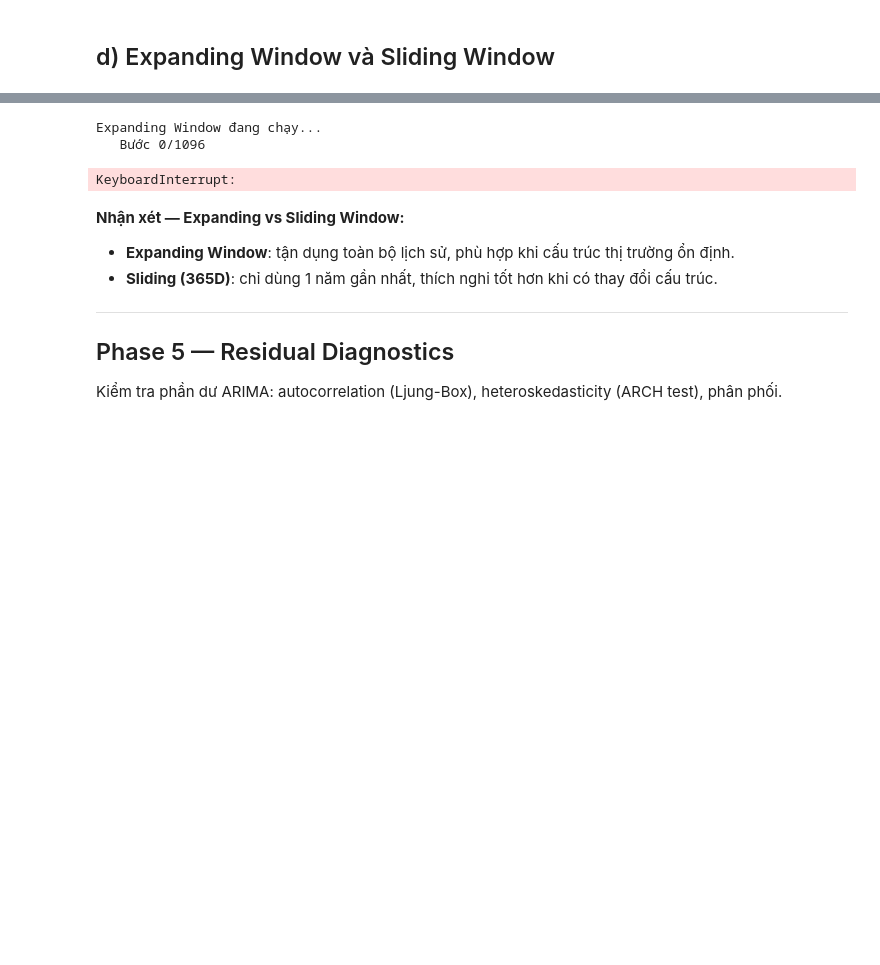
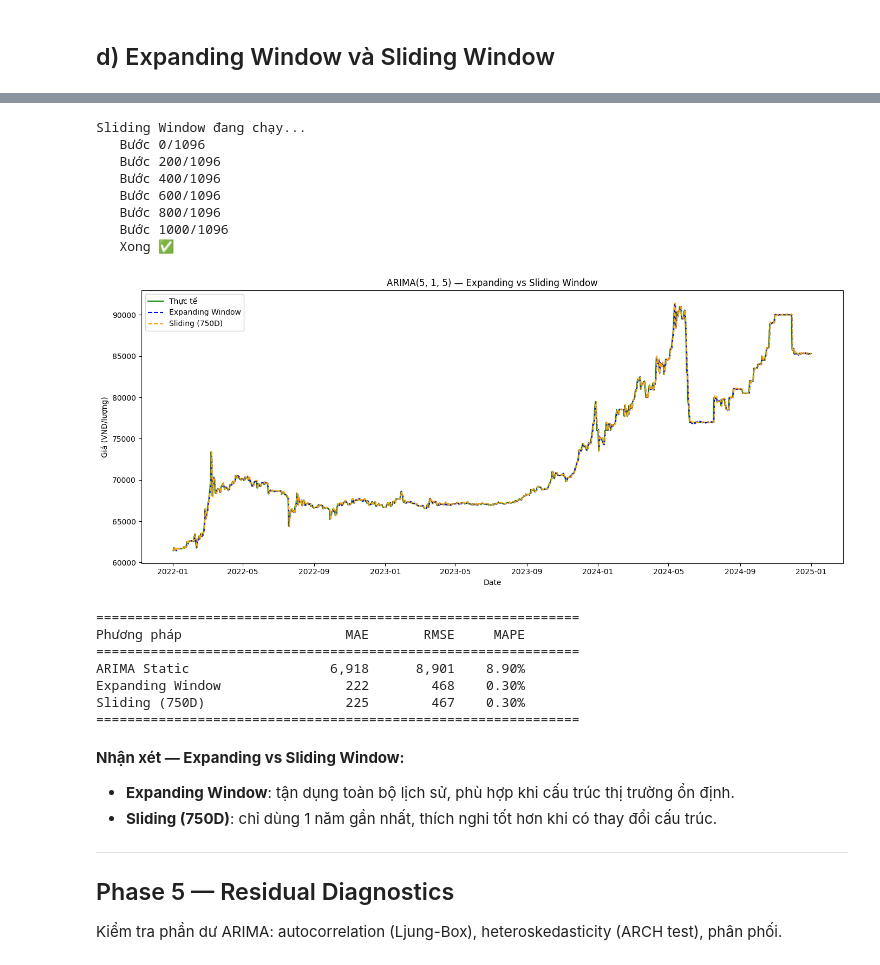
Before and after one commit to lamphat344961-alt/DA_mon_mhtk, a Jupyter notebook: project_3/do_1.ipynb, the cells around one changed output, grey strips where cells are left out. Drawn from its saved outputs; the diff is of its cells as text; code cells hidden in the pictures; blank space fills up the shorter version.

```diff
--- a/project_3/do_1.ipynb
+++ b/project_3/do_1.ipynb
@@ -341,37 +409,27 @@ Danh gia ARIMA(5, 1, 5) (trend='t') -- Static Forecast:
 # %%
-close = df['Sell'].values      # FIX: dùng giá gốc (df['Sell']), không phải df_log
-train_size = int(len(close) * 0.8)
-
-# ══════════════════════════════════════════════════════════════
-# KỸ THUẬT 1: EXPANDING WINDOW
-# Dùng toàn bộ lịch sử từ đầu đến bước hiện tại để dự báo
-# ══════════════════════════════════════════════════════════════
-print('Expanding Window đang chạy...')
-expanding_preds = []
-
-for i in range(train_size, len(close)):
-    model = ARIMA(close[:i], order=best_order)
-    pred  = model.fit().forecast(steps=1)[0]
-    expanding_preds.append(pred)
-    if (i - train_size) % 200 == 0:
-        print(f'   Bước {i - train_size}/{len(close) - train_size}')
 
 # ══════════════════════════════════════════════════════════════
 # KỸ THUẬT 2: SLIDING WINDOW
-# FIX: window_size = 365 (calendar days) thay vì 252 (trading days)
-#      vì data đã resample về calendar daily với ffill
+# Fit 1 lần trên cửa sổ đầu tiên; mỗi bước apply sang cửa
+# sổ mới với refit=False → giữ nguyên tham số, cập nhật state
 # ══════════════════════════════════════════════════════════════
 print('\nSliding Window đang chạy...')
 sliding_preds = []
-window_size   = 365  # 1 năm calendar
+window_size   = 365 * 2  # 1 năm calendar
+
+fitted_sld = ARIMA(
+    close[train_size - window_size:train_size],
+    order=best_order, trend=chosen_trend
+).fit()
 
 for i in range(train_size, len(close)):
-    train_sld = close[max(0, i - window_size):i]
-    model = ARIMA(train_sld, order=best_order)
-    pred  = model.fit().forecast(steps=1)[0]
+    pred = fitted_sld.forecast(steps=1)[0]
     sliding_preds.append(pred)
+    new_window = close[max(0, i - window_size + 1):i + 1]
+    fitted_sld = fitted_sld.apply(new_window, refit=False)
     if (i - train_size) % 200 == 0:
         print(f'   Bước {i - train_size}/{len(close) - train_size}')
+print('   Xong ✅')
 
 # ── Metrics ──────────────────────────────────────────────────
 actual = close[train_size:]
@@ -379,41 +437,54 @@ dates  = df.index[train_size:]
 
 def get_metrics(act, pred):
     mae  = mean_absolute_error(act, pred)
     rmse = np.sqrt(mean_squared_error(act, pred))
     mape = np.mean(np.abs((act - pred) / act)) * 100
     return mae, rmse, mape
 
 mae_exp, rmse_exp, mape_exp = get_metrics(actual, expanding_preds)
 mae_sld, rmse_sld, mape_sld = get_metrics(actual, sliding_preds)
 
 # ── Biểu đồ ──────────────────────────────────────────────────
 plt.figure(figsize=(14, 6))
 plt.plot(dates, actual,          label='Thực tế',          color='green')
 plt.plot(dates, expanding_preds, label='Expanding Window', color='blue',   linestyle='--')
-plt.plot(dates, sliding_preds,   label='Sliding (365D)',   color='orange', linestyle='--')
+plt.plot(dates, sliding_preds,   label='Sliding (750D)',   color='orange', linestyle='--')
 plt.title(f'ARIMA{best_order} — Expanding vs Sliding Window')
 plt.xlabel('Date')
 plt.ylabel('Giá (VNĐ/lượng)')
 plt.legend()
 plt.tight_layout()
 plt.show()
 
 # ── Bảng so sánh — TẤT CẢ tính từ code, không hardcode ──────
 print('\n' + '='*62)
 print(f'{"Phương pháp":<24} {"MAE":>10} {"RMSE":>10} {"MAPE":>8}')
 print('='*62)
 print(f'{"ARIMA Static":<24} {mae_arima_static:>10,.0f} {rmse_arima_static:>10,.0f} {mape_arima_static:>7.2f}%')
 print(f'{"Expanding Window":<24} {mae_exp:>10,.0f} {rmse_exp:>10,.0f} {mape_exp:>7.2f}%')
-print(f'{"Sliding (365D)":<24} {mae_sld:>10,.0f} {rmse_sld:>10,.0f} {mape_sld:>7.2f}%')
+print(f'{"Sliding (750D)":<24} {mae_sld:>10,.0f} {rmse_sld:>10,.0f} {mape_sld:>7.2f}%')
 print('='*62)
 # %% [output]
-Expanding Window đang chạy...
+Sliding Window đang chạy...
    Bước 0/1096
+   Bước 200/1096
+   Bước 400/1096
+   Bước 600/1096
+   Bước 800/1096
+   Bước 1000/1096
+   Xong ✅
+[figure, added]
-KeyboardInterrupt:
+==============================================================
+Phương pháp                     MAE       RMSE     MAPE
+==============================================================
+ARIMA Static                  6,918      8,901    8.90%
+Expanding Window                222        468    0.30%
+Sliding (750D)                  225        467    0.30%
+==============================================================
 # %% [markdown]
 **Nhận xét — Expanding vs Sliding Window:**
 - **Expanding Window**: tận dụng toàn bộ lịch sử, phù hợp khi cấu trúc thị trường ổn định.
-- **Sliding (365D)**: chỉ dùng 1 năm gần nhất, thích nghi tốt hơn khi có thay đổi cấu trúc.
+- **Sliding (750D)**: chỉ dùng 1 năm gần nhất, thích nghi tốt hơn khi có thay đổi cấu trúc.
 
 ---
 ## Phase 5 — Residual Diagnostics
```
Also changed, not shown: parts of 11 cells of this notebook.
